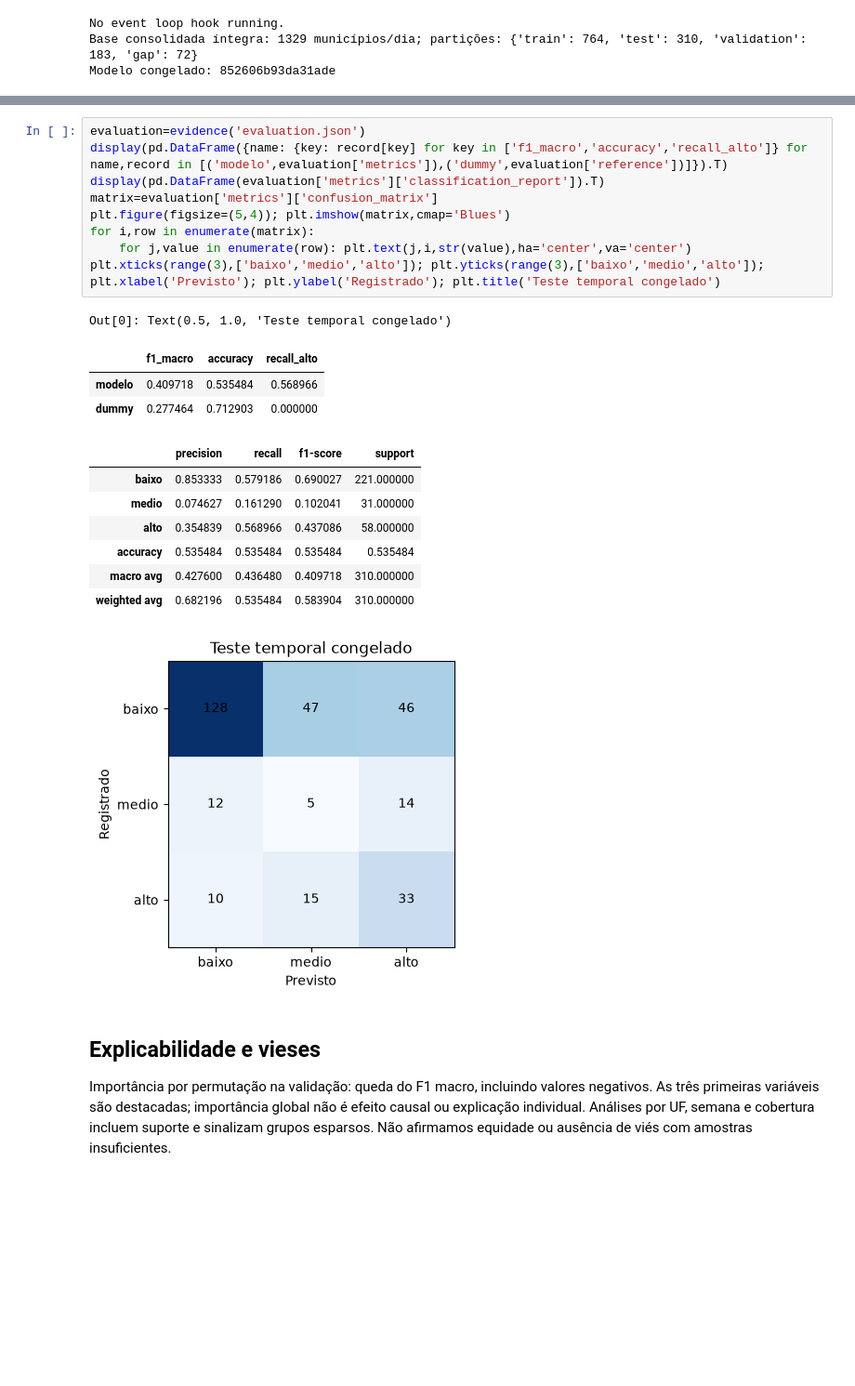
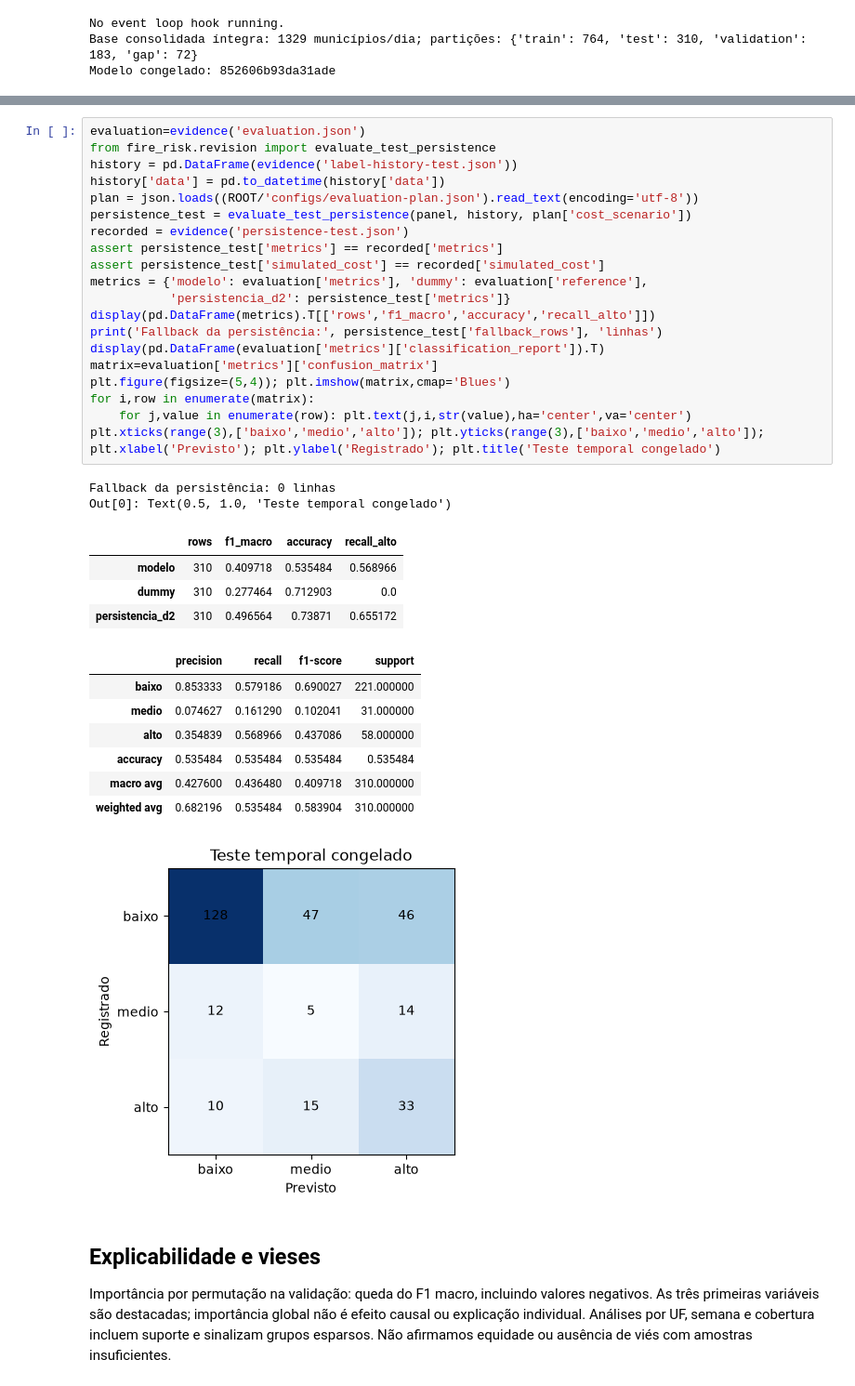
Before and after one commit to Diegopesmac/mba-risco-incendios, a Jupyter notebook: notebooks/04_projeto_final_curso.ipynb, the cells around one changed output, grey strips where cells are left out. Shown at 93% size. Drawn from its saved outputs; the diff is of its cells as text; blank space fills up the shorter version.

```diff
--- a/notebooks/04_projeto_final_curso.ipynb
+++ b/notebooks/04_projeto_final_curso.ipynb
@@ -31,17 +33,30 @@ O modelo vence somente o Dummy de referência em F1 macro e identifica parte da
 # %%
 evaluation=evidence('evaluation.json')
-display(pd.DataFrame({name: {key: record[key] for key in ['f1_macro','accuracy','recall_alto']} for name,record in [('modelo',evaluation['metrics']),('dummy',evaluation['reference'])]}).T)
+from fire_risk.revision import evaluate_test_persistence
+history = pd.DataFrame(evidence('label-history-test.json'))
+history['data'] = pd.to_datetime(history['data'])
+plan = json.loads((ROOT/'configs/evaluation-plan.json').read_text(encoding='utf-8'))
+persistence_test = evaluate_test_persistence(panel, history, plan['cost_scenario'])
+recorded = evidence('persistence-test.json')
+assert persistence_test['metrics'] == recorded['metrics']
+assert persistence_test['simulated_cost'] == recorded['simulated_cost']
+metrics = {'modelo': evaluation['metrics'], 'dummy': evaluation['reference'],
+           'persistencia_d2': persistence_test['metrics']}
+display(pd.DataFrame(metrics).T[['rows','f1_macro','accuracy','recall_alto']])
+print('Fallback da persistência:', persistence_test['fallback_rows'], 'linhas')
 display(pd.DataFrame(evaluation['metrics']['classification_report']).T)
 matrix=evaluation['metrics']['confusion_matrix']
 plt.figure(figsize=(5,4)); plt.imshow(matrix,cmap='Blues')
 for i,row in enumerate(matrix):
     for j,value in enumerate(row): plt.text(j,i,str(value),ha='center',va='center')
 plt.xticks(range(3),['baixo','medio','alto']); plt.yticks(range(3),['baixo','medio','alto']); plt.xlabel('Previsto'); plt.ylabel('Registrado'); plt.title('Teste temporal congelado')
 # %% [output]
+Fallback da persistência: 0 linhas
 Out[0]: Text(0.5, 1.0, 'Teste temporal congelado')
-|  | f1_macro | accuracy | recall_alto |
-| modelo | 0.409718 | 0.535484 | 0.568966 |
-| dummy | 0.277464 | 0.712903 | 0.000000 |
+|  | rows | f1_macro | accuracy | recall_alto |
+| modelo | 310 | 0.409718 | 0.535484 | 0.568966 |
+| dummy | 310 | 0.277464 | 0.712903 | 0.0 |
+| persistencia_d2 | 310 | 0.496564 | 0.73871 | 0.655172 |
 |  | precision | recall | f1-score | support |
 | baixo | 0.853333 | 0.579186 | 0.690027 | 221.000000 |
 | medio | 0.074627 | 0.161290 | 0.102041 | 31.000000 |
```
Also changed, not shown: parts of 4 cells of this notebook, 15 other files.
